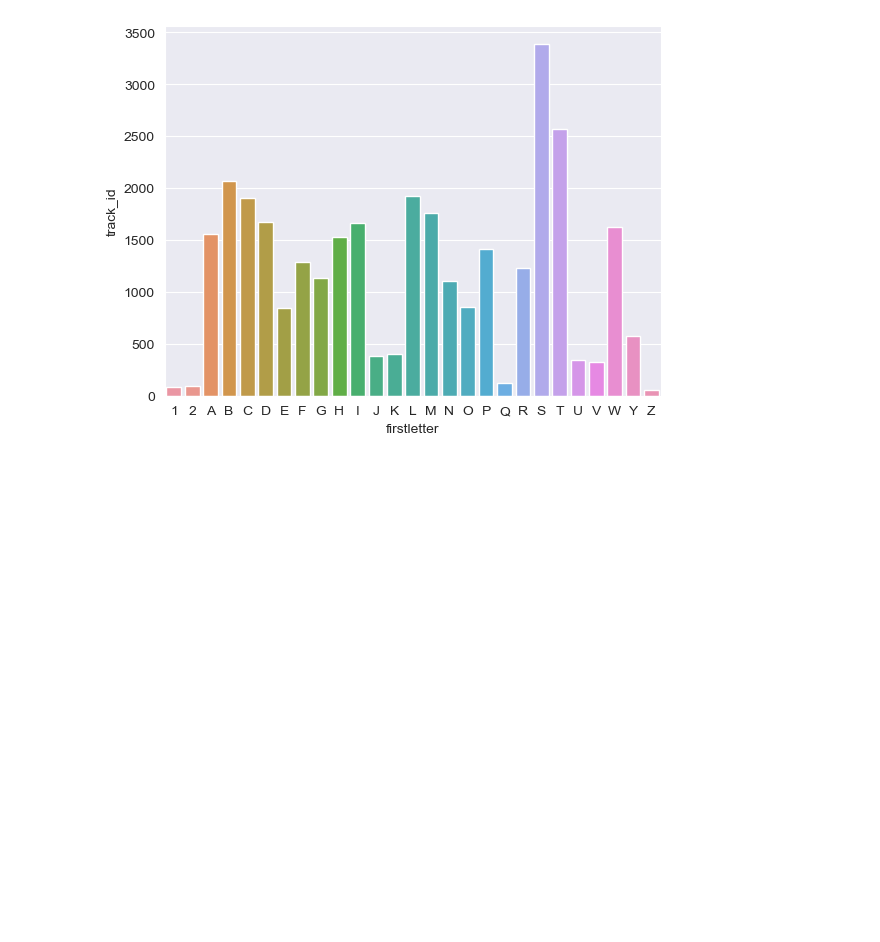
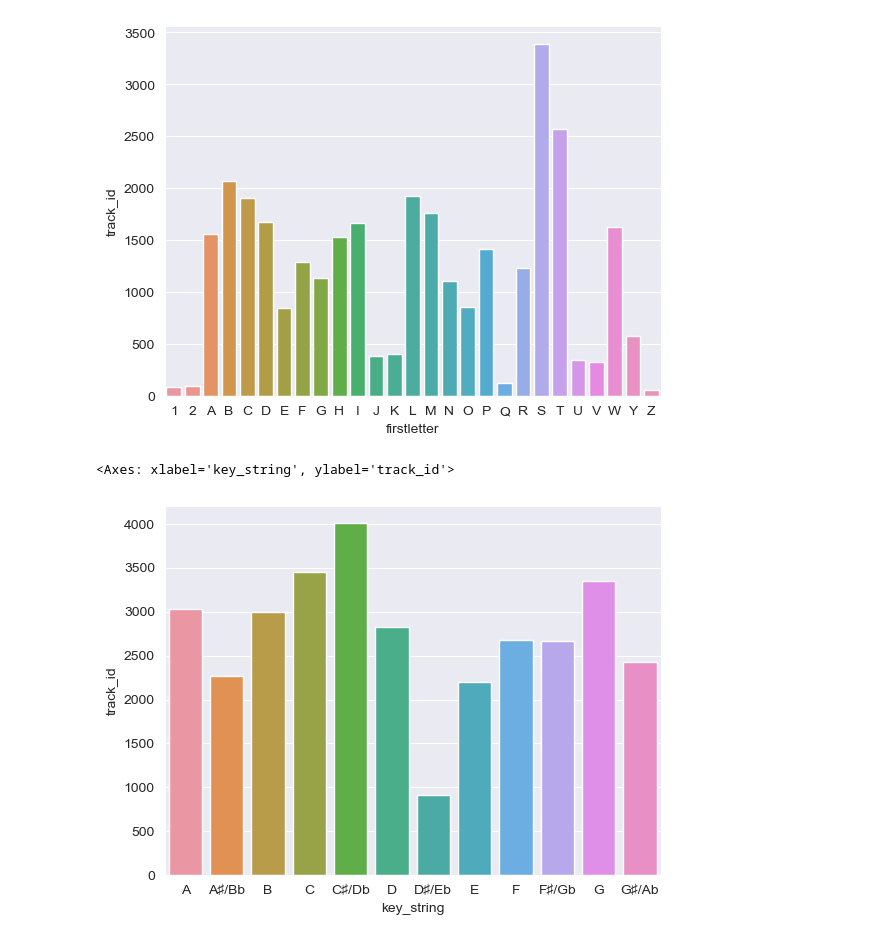
Before and after one commit to Toffuh/project-aids, a Jupyter notebook: Spotify.ipynb, the cells around one changed output. Saved outputs shown, nothing was run; the diff lists cells and outputs as text; code cells hidden in the pictures; blank space fills up the shorter version.

```diff
--- a/Spotify.ipynb
+++ b/Spotify.ipynb
@@ -135,3 +153,10 @@ sns.barplot(data=group[group["track_id"] > 50], x="firstletter", y="track_id")
 # %% [output]
 <Axes: xlabel='firstletter', ylabel='track_id'>
 [figure]
+# %%
+group = data.groupby("key_string").count().reset_index()
+
+sns.barplot(data=group, x="key_string", y="track_id")
+# %% [output]
+<Axes: xlabel='key_string', ylabel='track_id'>
+[figure, added]
```
Also changed, not shown: parts of 3 cells of this notebook, 3 other files.
